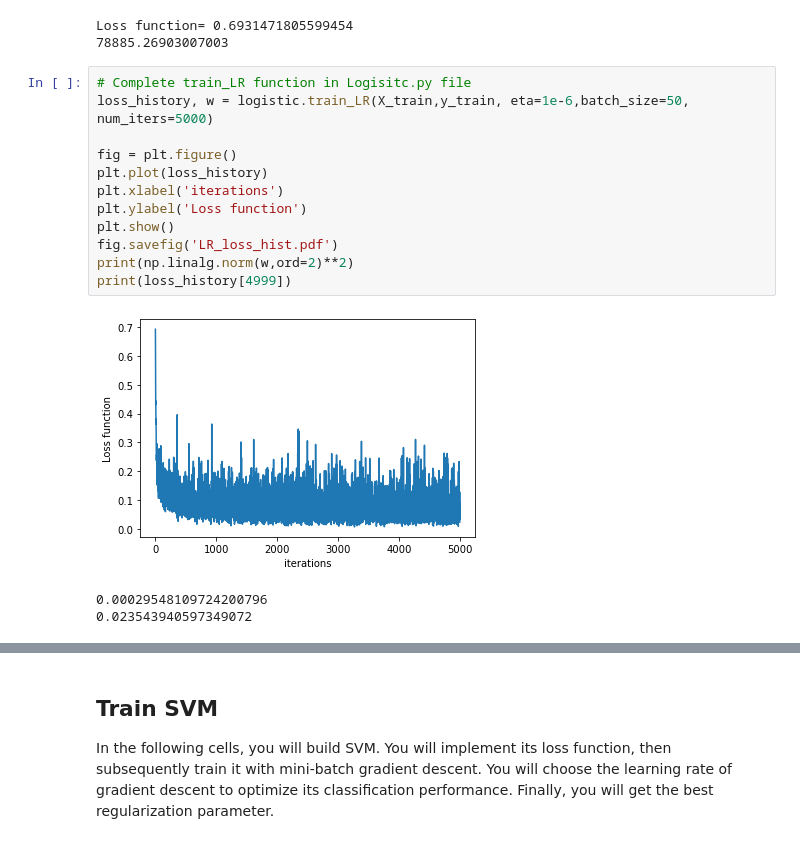
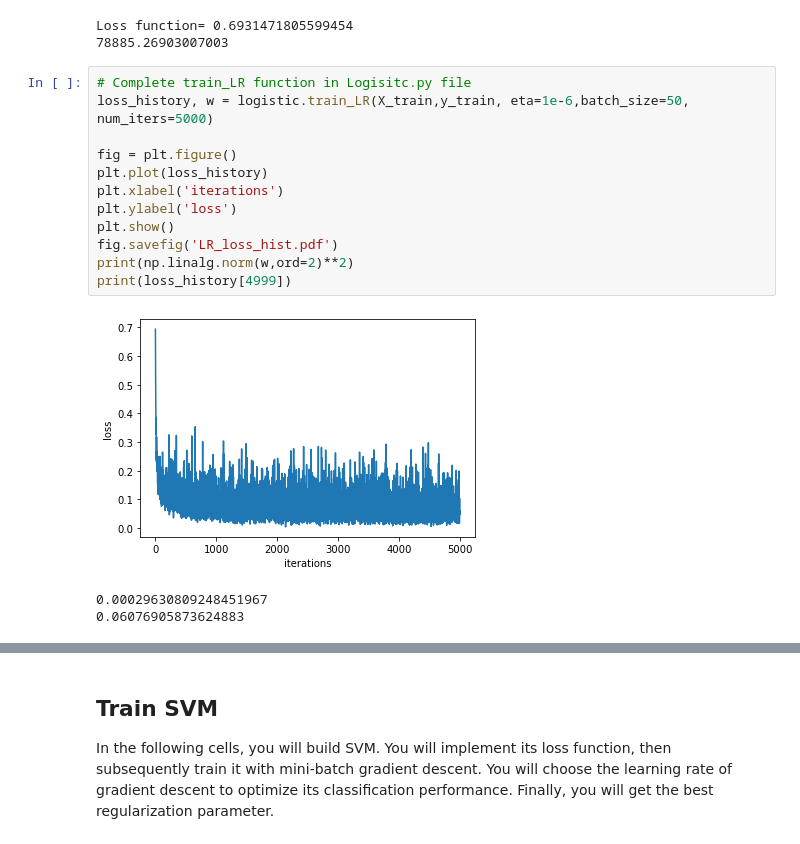
Before and after one commit to yunhaj47/21W-EE246-proj1, a Jupyter notebook: Code/Notebook.ipynb, the cells around one changed output, grey strips where cells are left out. Cells and saved outputs as stored; diff of their text form.

```diff
--- a/Code/Notebook.ipynb
+++ b/Code/Notebook.ipynb
@@ -610,19 +670,19 @@ Loss function= 0.6931471805599454
 # %%
 # Complete train_LR function in Logisitc.py file
 loss_history, w = logistic.train_LR(X_train,y_train, eta=1e-6,batch_size=50, num_iters=5000)
 
 fig = plt.figure()
 plt.plot(loss_history)
 plt.xlabel('iterations')
-plt.ylabel('Loss function')
+plt.ylabel('loss')
 plt.show()
 fig.savefig('LR_loss_hist.pdf')
 print(np.linalg.norm(w,ord=2)**2)
 print(loss_history[4999])
 # %% [output]
-[figure, old version]
+[figure, new version]
-0.00029548109724200796
-0.023543940597349072
+0.00029630809248451967
+0.06076905873624883
 # %%
 # Complete predict function in Logisitc.py file and compute the percentage of misclassified points in the test data
 y_pred_test = logistic.predict(X_test)
```
Also changed, not shown: parts of 18 cells of this notebook, 4 other files.
